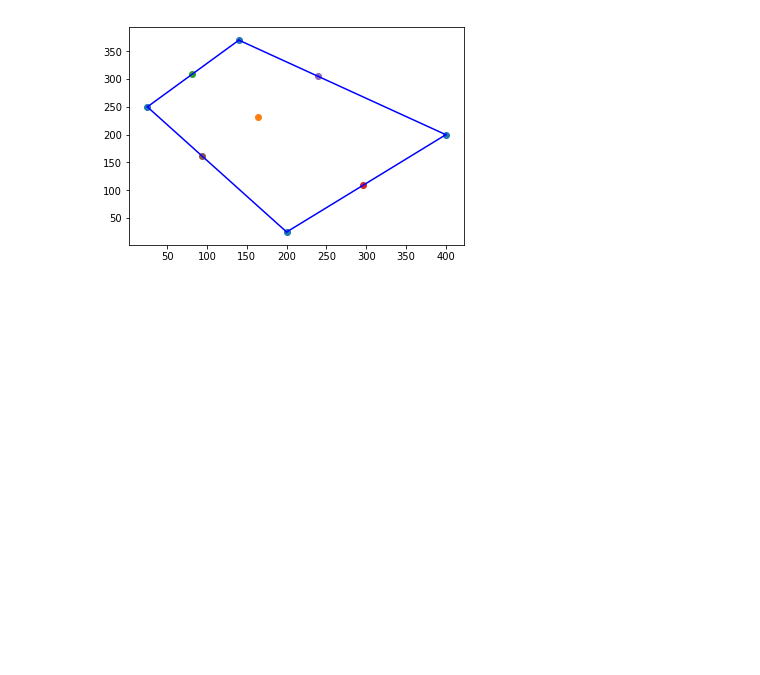
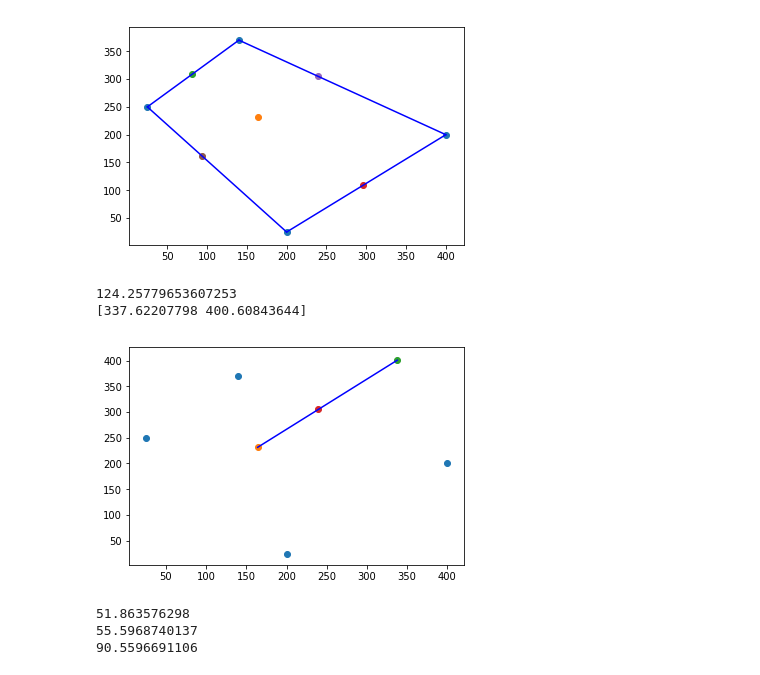
Before and after one commit to Danielgb23/projetoea979, a Jupyter notebook: calculos.ipynb, the cells around one changed output. Cells and saved outputs as stored; diff of their text form; code cells hidden in the pictures; blank space fills up the shorter version.

Commit message:
terminado passo 4 no artigo, encontrados P1 e P2

```diff
--- a/calculos.ipynb
+++ b/calculos.ipynb
@@ -38,11 +39,11 @@ plt.plot(x, y, '-r')
 #encontra M no cruzamento das retas
 A=np.array([[-a,1],[-c,1]])
 B=np.array([b,d])
-M= np.linalg.inv(A).dot(B)
-print (M)
+Ma= np.linalg.inv(A).dot(B)
+print (Ma)
 
 plt.scatter(*zip(*pontosImagem))
-plt.scatter(*zip(M))
+plt.scatter(*zip(Ma))
 plt.show()
 # %% [output]
 [164.09495549 231.45400593]
@@ -99,8 +100,8 @@ d=pontosImagem[2][1]-c*pontosImagem[2][0]
 #encontra M no cruzamento das retas
 A=np.array([[-a,1],[-c,1]])
 B=np.array([b,d])
-V2= np.linalg.inv(A).dot(B)
-print (V2)
+V2a= np.linalg.inv(A).dot(B)
+print (V2a)
 
 #plota reta P1*P4*
 x = np.linspace(V2[0],pontosImagem[0][0],100)
@@ -114,7 +115,7 @@ plt.plot(x, y, '-r')
 
 
 plt.scatter(*zip(*pontosImagem))
-plt.scatter(*zip(V2))
+plt.scatter(*zip(V2a))
 plt.show()
 # %% [output]
 [-2219.35483871 -2091.93548387]
@@ -216,3 +217,56 @@ plt.show()
 [239.48979592 304.94897959]
 [ 93.18618042 162.33205374]
 [figure]
+# %%
+#d arbitrario(escolhido aqui como fracao de um dos lados)
+d=0.4*(((pontosImagem[0][1]-pontosImagem[1][1])**2)+(pontosImagem[0][0]-pontosImagem[1][0])**2)**.5
+print d
+
+#reta P12 M
+a=(P12a[1]-Ma[1])/(P12a[0]-Ma[0])
+b=Ma[1]-a*Ma[0]
+
+#calcula a posicao do ponto P12
+#cosseno da reta P12M cos=sqrt(1/(1+tg2))
+cs=(1/(1+a**2))**0.5
+#x de P12: distancia no eixo x mais x de M*. Y calculado pela reta
+P12=np.array([Ma[0]+d/cs,a*(Ma[0]+d/cs)+b])
+
+#plota reta P3*P4*
+x = np.linspace(P12[0],Ma[0],100)
+y = a*x+b
+plt.plot(x, y, '-b')
+
+plt.scatter(*zip(*pontosImagem))
+plt.scatter(*zip(Ma))
+plt.scatter(*zip(P12))
+plt.scatter(*zip(P12a))
+plt.show()
+# %% [output]
+124.25779653607253
+[337.62207798 400.60843644]
+[figure, added]
+# %%
+import math
+#para encontrar os angulos alfa e beta
+#alfa
+v1=pontosImagem[1]-Ma #vetor de M* a P2*
+v2=P12a-Ma  #vetor de M* a P12*
+#angulo entre eles
+alfa=math.acos(v1.dot(v2)/np.linalg.norm(v1)/np.linalg.norm(v2))
+
+#beta
+v1=pontosImagem[0]-Ma #vetor de M* a P1*
+#angulo entre eles
+beta=math.acos(v1.dot(v2)/np.linalg.norm(v1)/np.linalg.norm(v2))
+
+#calcula omega a partir da formula no artigo
+omega=math.atan2(2,(-math.cos(alfa)*math.sin(alfa)+math.cos(beta)*math.sin(beta)))
+
+print math.degrees(alfa)
+print math.degrees(beta)
+print math.degrees(omega)
+# %% [output]
+51.863576298
+55.5968740137
+90.5596691106
```
Also changed, not shown: parts of 4 cells of this notebook.
